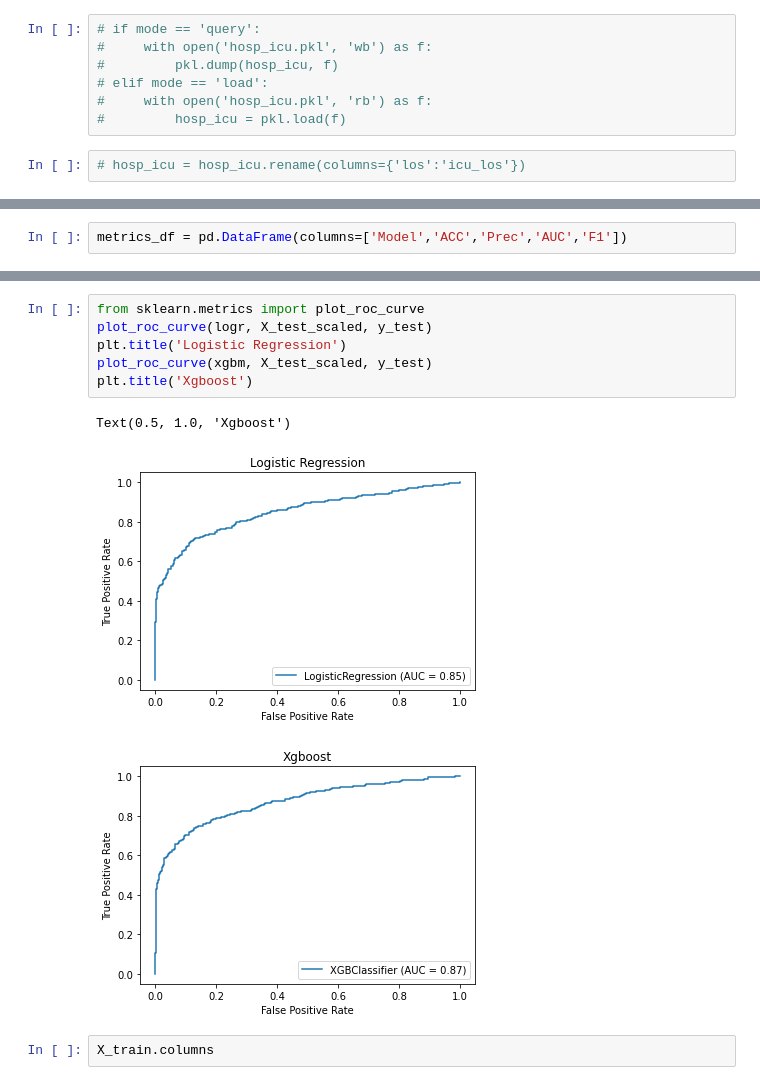
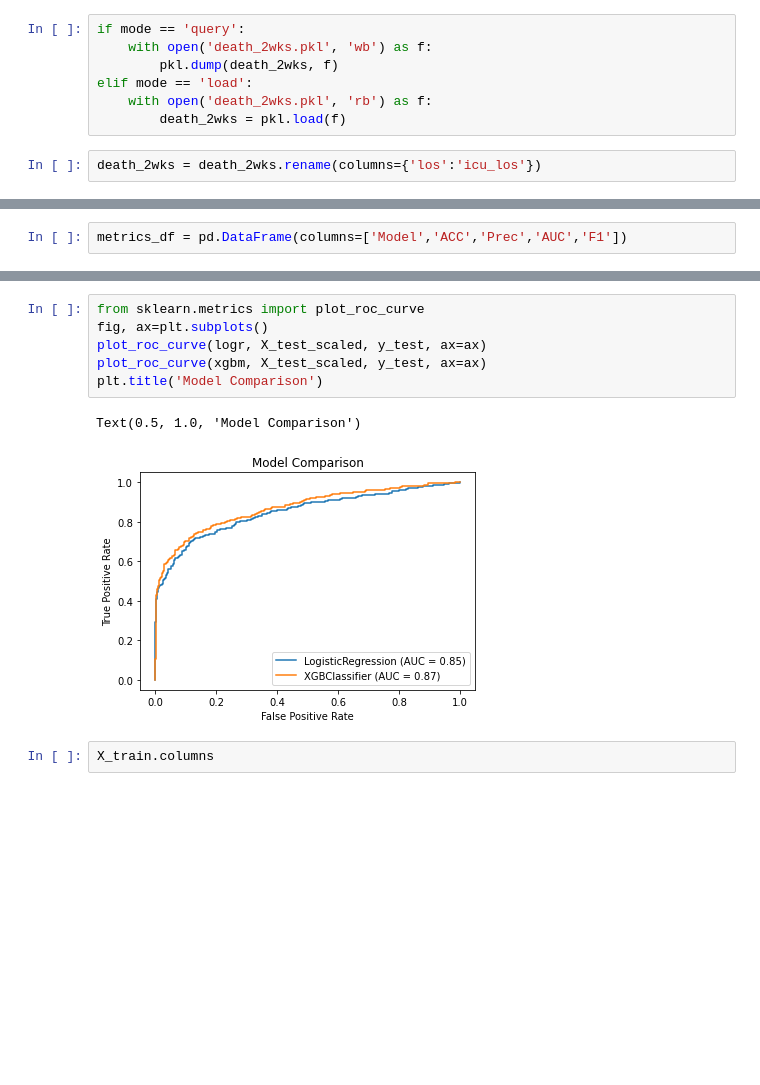
Before and after one commit to chunhunghow/nus-datathon, a Jupyter notebook: nus-nuhs-datathon 2020 v2.ipynb, the cells around one changed output, grey strips where cells are left out. Saved outputs shown, nothing was run; the diff lists cells and outputs as text; blank space fills up the shorter version.

```diff
--- a/nus-nuhs-datathon 2020 v2.ipynb
+++ b/nus-nuhs-datathon 2020 v2.ipynb
@@ -142,9 +86,9 @@ death_2wks = death_2wks.rename(columns={'los':'icu_los'})
 # %%
-# if mode == 'query':
-#     with open('hosp_icu.pkl', 'wb') as f:
-#         pkl.dump(hosp_icu, f)
-# elif mode == 'load':
-#     with open('hosp_icu.pkl', 'rb') as f:
-#         hosp_icu = pkl.load(f)
+if mode == 'query':
+    with open('death_2wks.pkl', 'wb') as f:
+        pkl.dump(death_2wks, f)
+elif mode == 'load':
+    with open('death_2wks.pkl', 'rb') as f:
+        death_2wks = pkl.load(f)
 # %%
-# hosp_icu = hosp_icu.rename(columns={'los':'icu_los'})
+death_2wks = death_2wks.rename(columns={'los':'icu_los'})
@@ -1348,13 +1297,12 @@ metrics_df
 # %%
 from sklearn.metrics import plot_roc_curve
-plot_roc_curve(logr, X_test_scaled, y_test)
-plt.title('Logistic Regression')
-plot_roc_curve(xgbm, X_test_scaled, y_test)
-plt.title('Xgboost')
+fig, ax=plt.subplots()
+plot_roc_curve(logr, X_test_scaled, y_test, ax=ax)
+plot_roc_curve(xgbm, X_test_scaled, y_test, ax=ax)
+plt.title('Model Comparison')
 # %% [output]
-Text(0.5, 1.0, 'Xgboost')
+Text(0.5, 1.0, 'Model Comparison')
-[figure, old version]
+[figure, new version]
-[figure, removed]
 # %%
 X_train.columns
 # %% [output]
```
Also changed, not shown: parts of 23 cells of this notebook.
